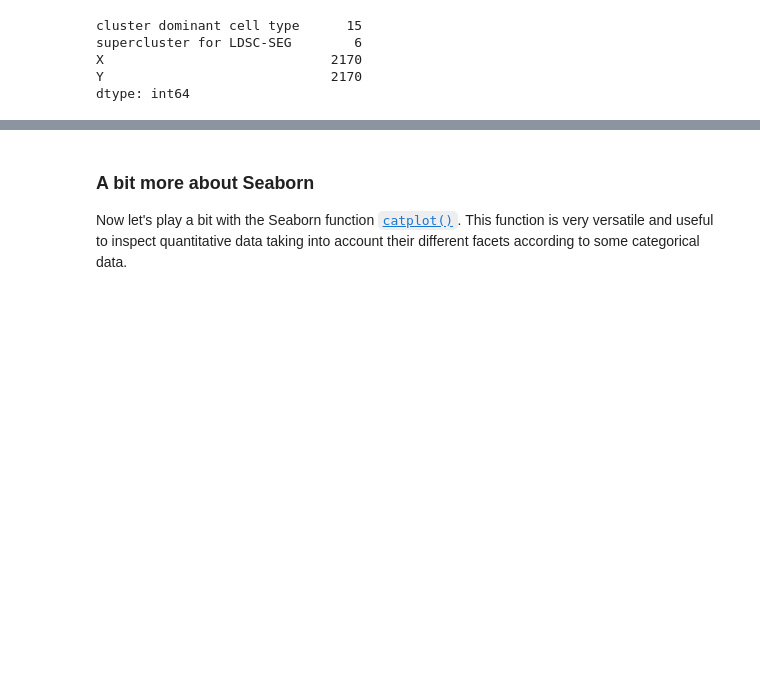
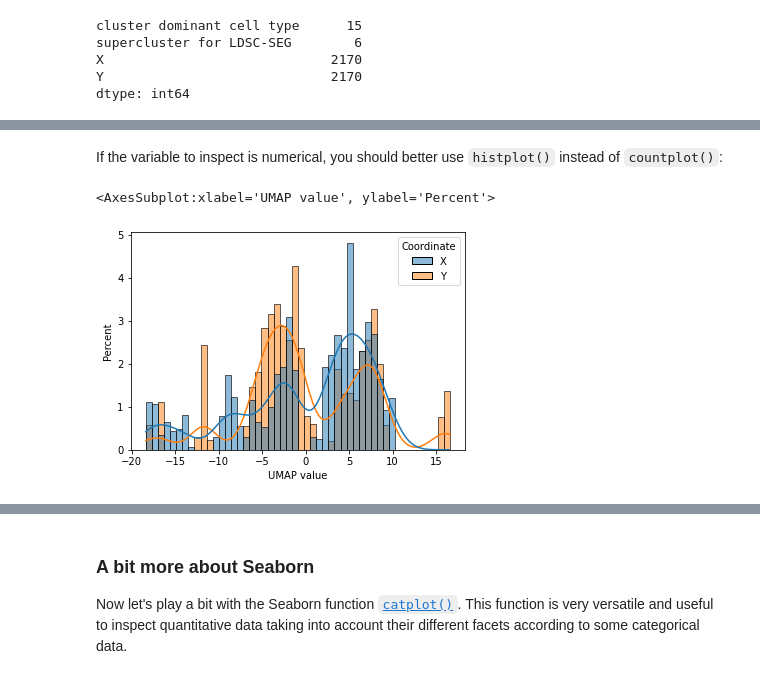
Before and after one commit to sarahroyle/MMRES-python-bootcamp2022, a Jupyter notebook: 06_Seaborn.ipynb, the cells around one changed output, grey strips where cells are left out. Cells and saved outputs as stored; diff of their text form; code cells hidden in the pictures; blank space fills up the shorter version.

```diff
--- a/06_Seaborn.ipynb
+++ b/06_Seaborn.ipynb
@@ -324,0 +362,15 @@ dtype: int64
+# %% [markdown]
+If the variable to inspect is numerical, you should better use `histplot()` instead of `countplot()`:
+# %%
+# Melt 'X' and 'Y', keeping 'cluster dominant cell type', 'supercluster for LDSC-SEG'
+df_all_melt = pd.melt(frame=df_all,
+                      id_vars=['cluster dominant cell type', 'supercluster for LDSC-SEG'],
+                      value_vars=['X', 'Y'],
+                      var_name='Coordinate',
+                      value_name='UMAP value')
+
+# Get histplot (you can try additional stat arguments, such as 'count', 'frequency', 'density', 'probability', 'proportion', 'percent')
+sns.histplot(data=df_all_melt, x='UMAP value', hue='Coordinate', stat='percent', kde=True, bins=50)
+# %% [output]
+<AxesSubplot:xlabel='UMAP value', ylabel='Percent'>
+[figure, added]
```
Also changed, not shown: parts of 52 cells of this notebook.
